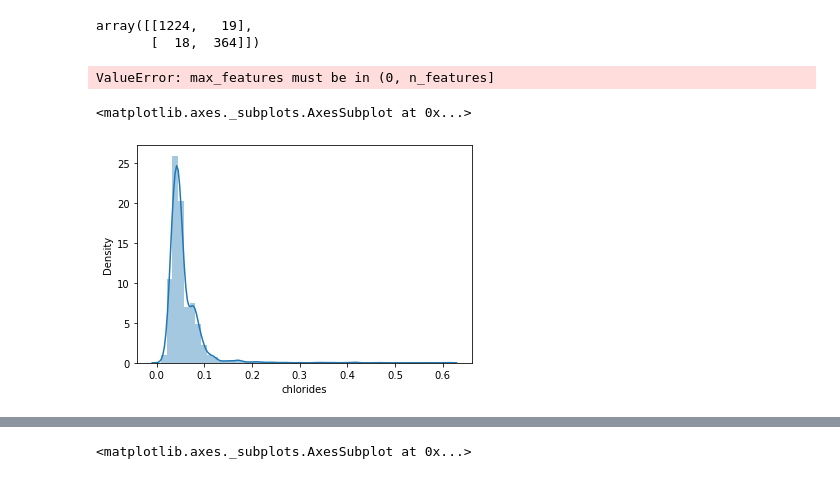
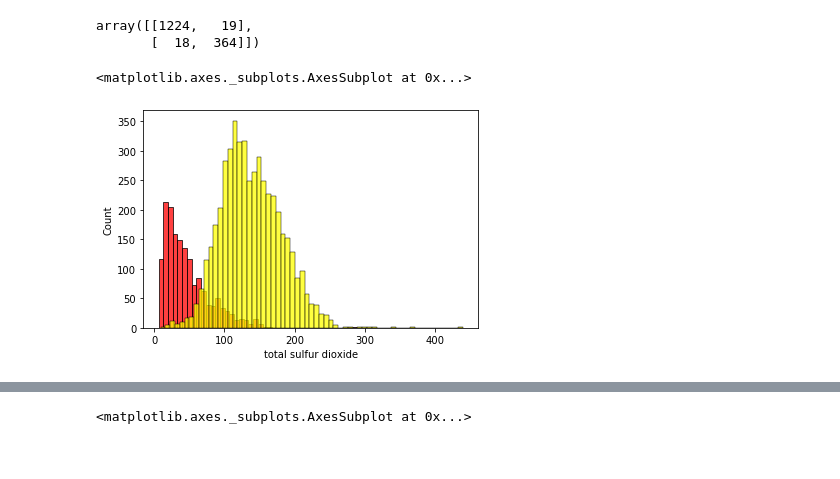
Before and after one commit to pkrosoff/wine_machine_learning, a Jupyter notebook: data/wine_quality_classification_phoebe.ipynb, the cells around one changed output, grey strips where cells are left out. Saved outputs shown, nothing was run; the diff lists cells and outputs as text; code cells hidden in the pictures.

```diff
--- a/data/wine_quality_classification_phoebe.ipynb
+++ b/data/wine_quality_classification_phoebe.ipynb
@@ -170,20 +150,18 @@ models_param_grid = [
                             'n_estimators': [100,200,300,400,500,600,700,800,900,1000],
                             'max_features' : [50,100,150,200]}]
 # %%
-import numpy as np
-from nested_cv import NestedCV
-for i,model in enumerate(models_to_run):
-    nested_CV_search = NestedCV(model=model, params_grid=models_param_grid[i],
-                                outer_kfolds=5, inner_kfolds=5,
-                                cv_options={'sqrt_of_score':True, 'randomized_search_iter':30})
+# import numpy as np
+# from nested_cv import NestedCV
+# for i,model in enumerate(models_to_run):
+#     nested_CV_search = NestedCV(model=model, params_grid=models_param_grid[i],
+#                                 outer_kfolds=5, inner_kfolds=5,
+#                                 cv_options={'sqrt_of_score':True, 'randomized_search_iter':30})
 
-    nested_CV_search.fit(X=X,y=y)
-    model_param_grid = nested_CV_search.best_params
+#     nested_CV_search.fit(X=X,y=y)
+#     model_param_grid = nested_CV_search.best_params
 
-    print(np.mean(nested_CV_search.outer_scores))
-    print(nested_CV_search.best_inner_params_list)
+#     print(np.mean(nested_CV_search.outer_scores))
+#     print(nested_CV_search.best_inner_params_list)
-# %% [output]
-ValueError: max_features must be in (0, n_features]
 # %%
 import seaborn as sns
 %matplotlib inline
@@ -194,5 +168,6 @@ import seaborn as sns
-# %%
-sns.distplot(allwines["chlorides"])
-# %% [output]
-<matplotlib.axes._subplots.AxesSubplot at 0x...>
-[figure, removed]
+# %%
+sns.histplot(red["total sulfur dioxide"], color='red')
+sns.histplot(white["total sulfur dioxide"], color='yellow')
+# %% [output]
+<matplotlib.axes._subplots.AxesSubplot at 0x...>
+[figure, added]
```
Also changed, not shown: parts of 38 cells of this notebook, 3 other files.
